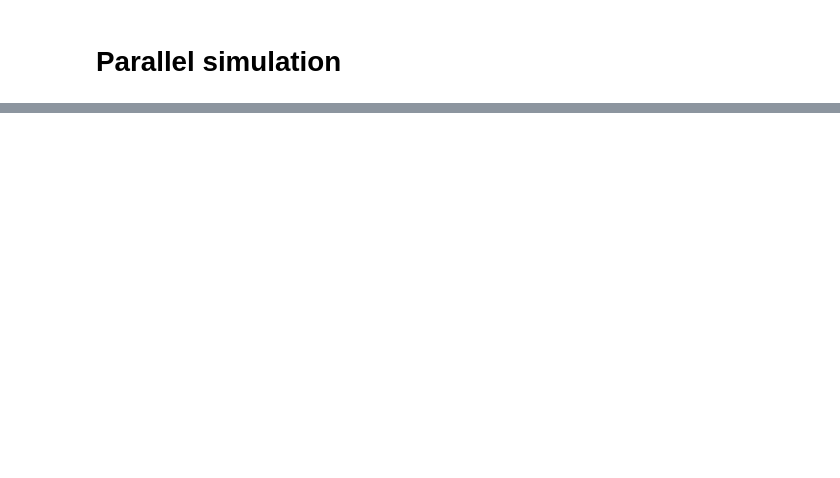
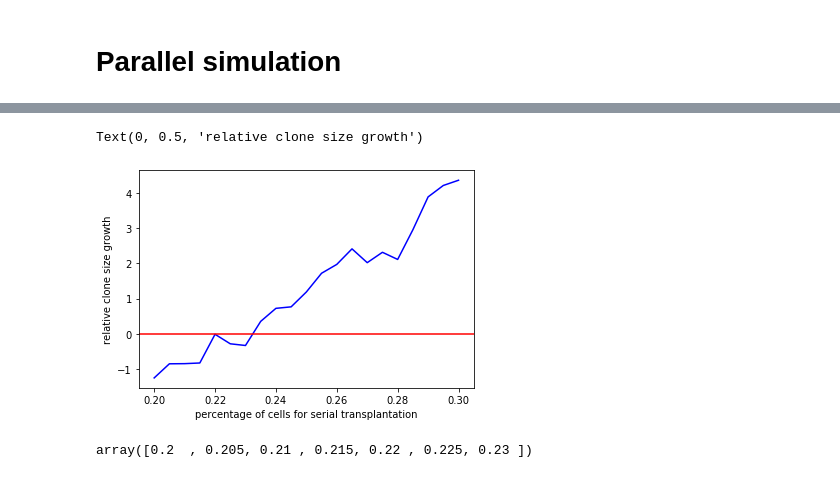
Before and after one commit to HuairenZhang/glioblastoma, a Jupyter notebook: ClonalGrowthSimulation.ipynb, the cells around one changed output, grey strips where cells are left out. Cells and saved outputs as stored; diff of their text form; code cells hidden in the pictures; blank space fills up the shorter version.

Commit message:
determine transplantation probability

```diff
--- a/ClonalGrowthSimulation.ipynb
+++ b/ClonalGrowthSimulation.ipynb
@@ -484,0 +535,6 @@ logSizePlot(testingRange,mu)
+# %%
+transplantationProb = np.array([(0.2+0.005*i) for i in range(21)])
+
+if __name__ == '__main__':
+    with Pool(8) as p:
+        %time meanHarvestGrowth = p.map(searchTransplantationProb, transplantationProb)
@@ -484,0 +544,12 @@ logSizePlot(testingRange,mu)
+# %%
+plt.plot(transplantationProb, meanHarvestGrowth,'b')
+plt.axhline(y=0, color='r')
+plt.xlabel('percentage of cells for serial transplantation')
+plt.ylabel('relative clone size growth')
+# %% [output]
+Text(0, 0.5, 'relative clone size growth')
+[figure, added]
+# %%
+transplantationProb[np.where(np.array(meanHarvestGrowth)<0)[0]]
+# %% [output]
+array([0.2  , 0.205, 0.21 , 0.215, 0.22 , 0.225, 0.23 ])
```
Also changed, not shown: parts of 36 cells of this notebook.
